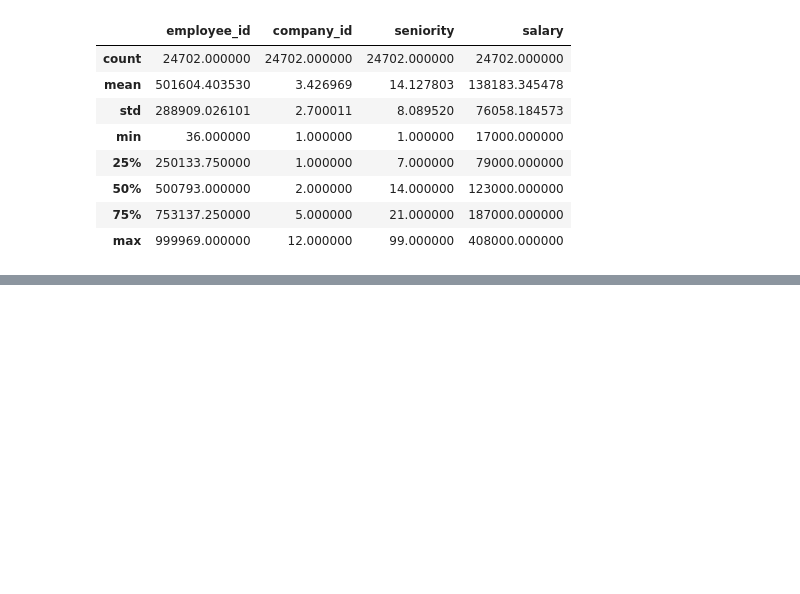
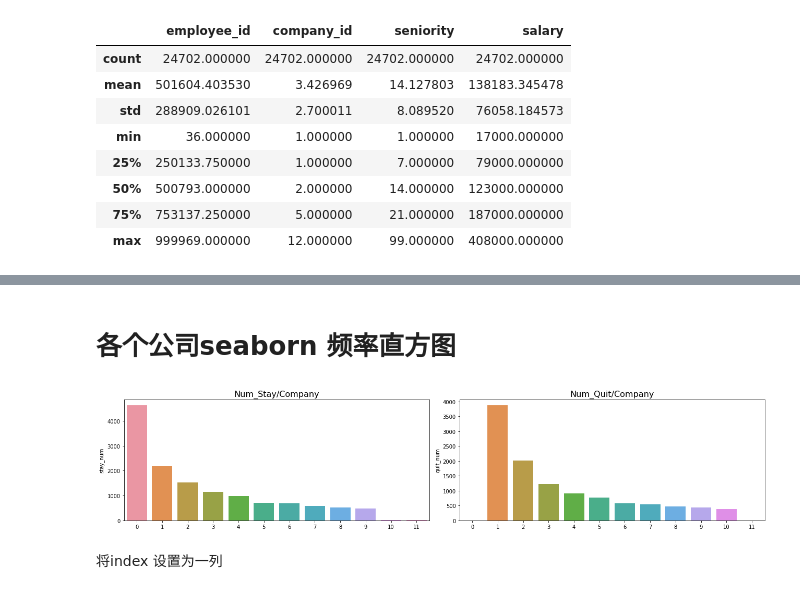
Before and after one commit to chixinn/DS_bootcamp, a Jupyter notebook: 3-Employee-Retention.ipynb, the cells around one changed output, grey strips where cells are left out. Drawn from its saved outputs; the diff is of its cells as text; code cells hidden in the pictures; blank space fills up the shorter version.

```diff
--- a/3-Employee-Retention.ipynb
+++ b/3-Employee-Retention.ipynb
@@ -61,0 +222,4 @@ ans
+# %%
+company_table=pd.DataFrame(stay_count_dic)
+# %%
+company_table['quit_num']=quit_count
@@ -61,0 +242,4 @@ ans
+# %%
+company_table['overall_num']=company_data_overall
+# %%
+company_table.set_index('company_id')
@@ -61,0 +261,18 @@ ans
+# %% [markdown]
+# 各个公司seaborn 频率直方图
+# %%
+import seaborn as sns
+import matplotlib.pyplot as plt
+
+fig, ax = plt.subplots(nrows=1, ncols=2, figsize=(18, 4))
+sns.barplot(x=company_table.index,y=company_table.stay_num, ax=ax[0])
+ax[0].set_title('Num_Stay/Company', fontsize=16)
+# ax[0].set_yscale('log')
+sns.barplot(x=company_table.index,y=company_table.quit_num, ax=ax[1])
+ax[1].set_title('Num_Quit/Company', fontsize=16)
+plt.tight_layout()
+plt.show()
+# %% [output]
+[figure, added]
+# %% [markdown]
+将index 设置为一列
```
Also changed, not shown: parts of 27 cells of this notebook.
